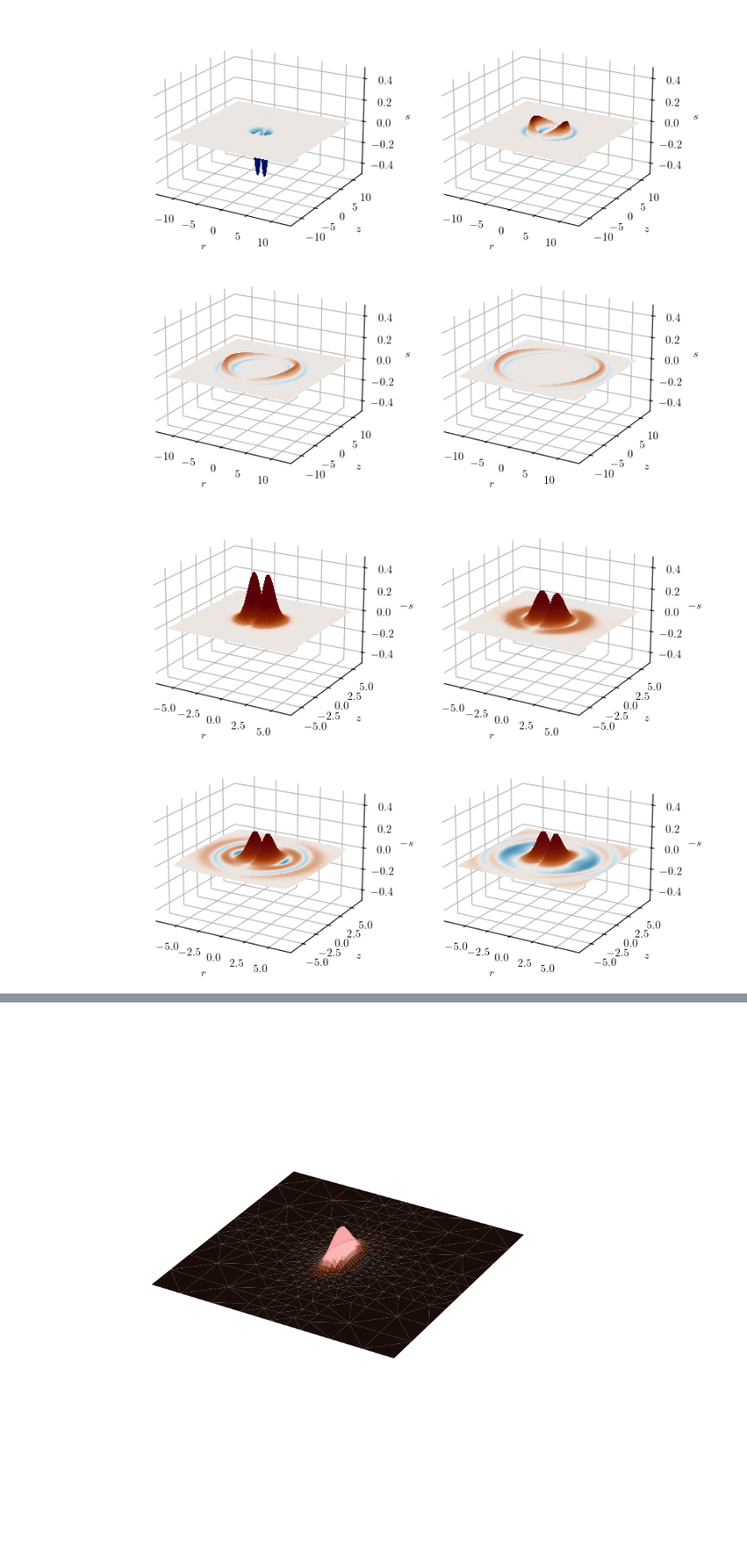
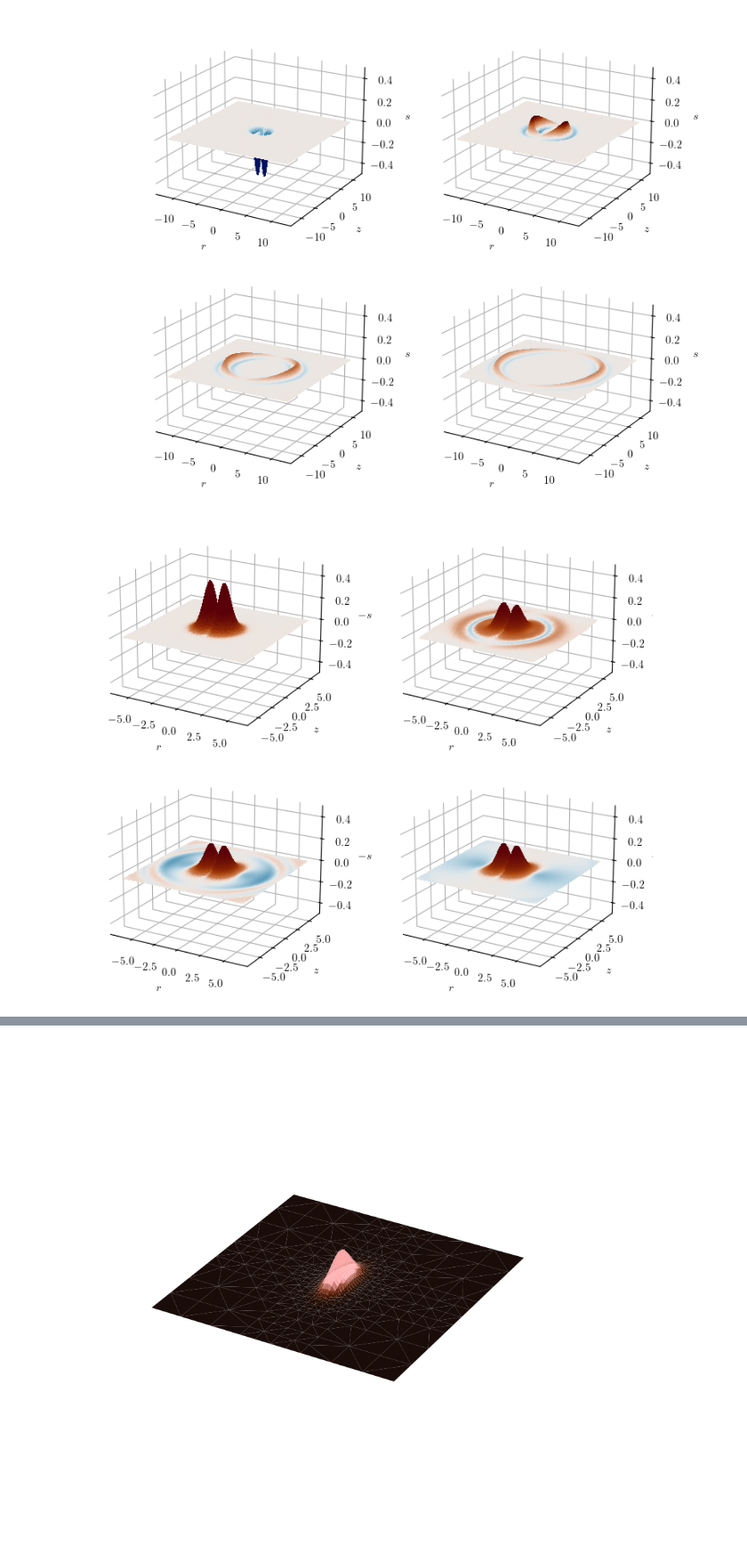
Before and after one commit to sylviamesicek/aeon, a Jupyter notebook: scripts/notebooks/anims_matplotlib.ipynb, the cells around one changed output, grey strips where cells are left out. Shown at 89% size. Drawn from its saved outputs; the diff is of its cells as text; code cells hidden in the pictures.

```diff
--- a/scripts/notebooks/anims_matplotlib.ipynb
+++ b/scripts/notebooks/anims_matplotlib.ipynb
@@ -221,7 +238,7 @@ ax.xaxis.set_pane_color((1.0, 1.0, 1.0, 0.0))
 ax.yaxis.set_pane_color((1.0, 1.0, 1.0, 0.0))
 ax.zaxis.set_pane_color((1.0, 1.0, 1.0, 0.0))
 # ax.zaxis.line.set_visible(False)
-surf = plot_trisurf_vtu(ax, f"output/axibrillalt/1.0/evolve/axibrillalt_{index_for_time(2.0)}.vtu", "-s", size=6.5, norm=norm)
+surf = plot_trisurf_vtu(ax, f"output/axibrillalt/1.0/evolve/axibrillalt_{index_for_time(3.3)}.vtu", "-s", size=6.5, norm=norm)
 # ax.zaxis.set_label_position(None)
 # ax.zaxis.set_ticks_position('none')
 ax.set_xlabel(r"$r$")
@@ -241,34 +258,34 @@ ax.xaxis.set_pane_color((1.0, 1.0, 1.0, 0.0))
 ax.yaxis.set_pane_color((1.0, 1.0, 1.0, 0.0))
 ax.zaxis.set_pane_color((1.0, 1.0, 1.0, 0.0))
 # ax.zaxis.line.set_visible(False)
-surf = plot_trisurf_vtu(ax, f"output/axibrillalt/1.0/evolve/axibrillalt_{index_for_time(4.0)}.vtu", "-s", size=6.5, norm=norm)
+surf = plot_trisurf_vtu(ax, f"output/axibrillalt/1.0/evolve/axibrillalt_{index_for_time(6.6)}.vtu", "-s", size=6.5, norm=norm)
 # ax.zaxis.set_label_position(None)
 # ax.zaxis.set_ticks_position('none')
 ax.set_xlabel(r"$r$")
 ax.set_ylabel(r"$z$")
 ax.set_zlabel(r"$-s$")
 
 ax = fig.add_subplot(224, projection="3d")
 ax.set_zlim(-0.5,0.5)
 # ax.set_axis_off()
 ax.view_init(elev=20., azim=120.+180.)
 # ax.zaxis.set_ticks_position('none')
 ax.set_facecolor('white')
 # ax.zaxis.set_ticks_position('none')
 ax.xaxis.set_pane_color((1.0, 1.0, 1.0, 0.0))
 ax.yaxis.set_pane_color((1.0, 1.0, 1.0, 0.0))
 ax.zaxis.set_pane_color((1.0, 1.0, 1.0, 0.0))
 # ax.zaxis.line.set_visible(False)
-surf = plot_trisurf_vtu(ax, f"output/axibrillalt/1.0/evolve/axibrillalt_{index_for_time(6.0)}.vtu", "-s", size=6.5, norm=norm)
+surf = plot_trisurf_vtu(ax, f"output/axibrillalt/1.0/evolve/axibrillalt_{index_for_time(9.9)}.vtu", "-s", size=6.5, norm=norm)
 # ax.zaxis.set_label_position(None)
 # ax.zaxis.set_ticks_position('none')
 ax.set_xlabel(r"$r$")
 ax.set_ylabel(r"$z$")
 ax.set_zlabel(r"$-s$")
 
 plt.tight_layout(pad=0.0)
 # fig.subplots_adjust()
-# plt.savefig("figures/brill_disperse_no_shift.png", dpi=500, bbox_inches="tight", pad_inches=0.25)
+plt.savefig("figures/brill_disperse_no_shift.png", dpi=500, bbox_inches="tight", pad_inches=0.25)
 plt.show()
 # %% [output]
-[figure, old version]
+[figure, new version]
```
Also changed, not shown: parts of 4 cells of this notebook, 23 other files.
